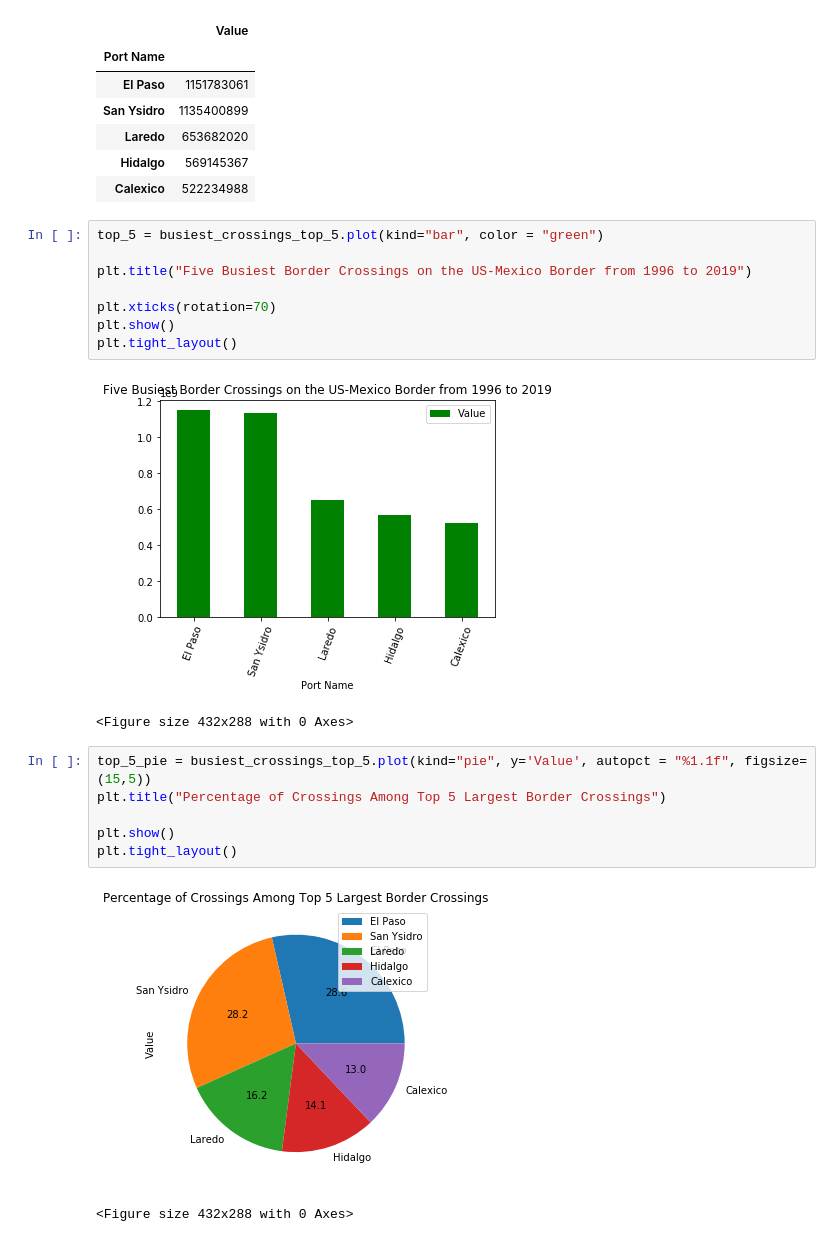
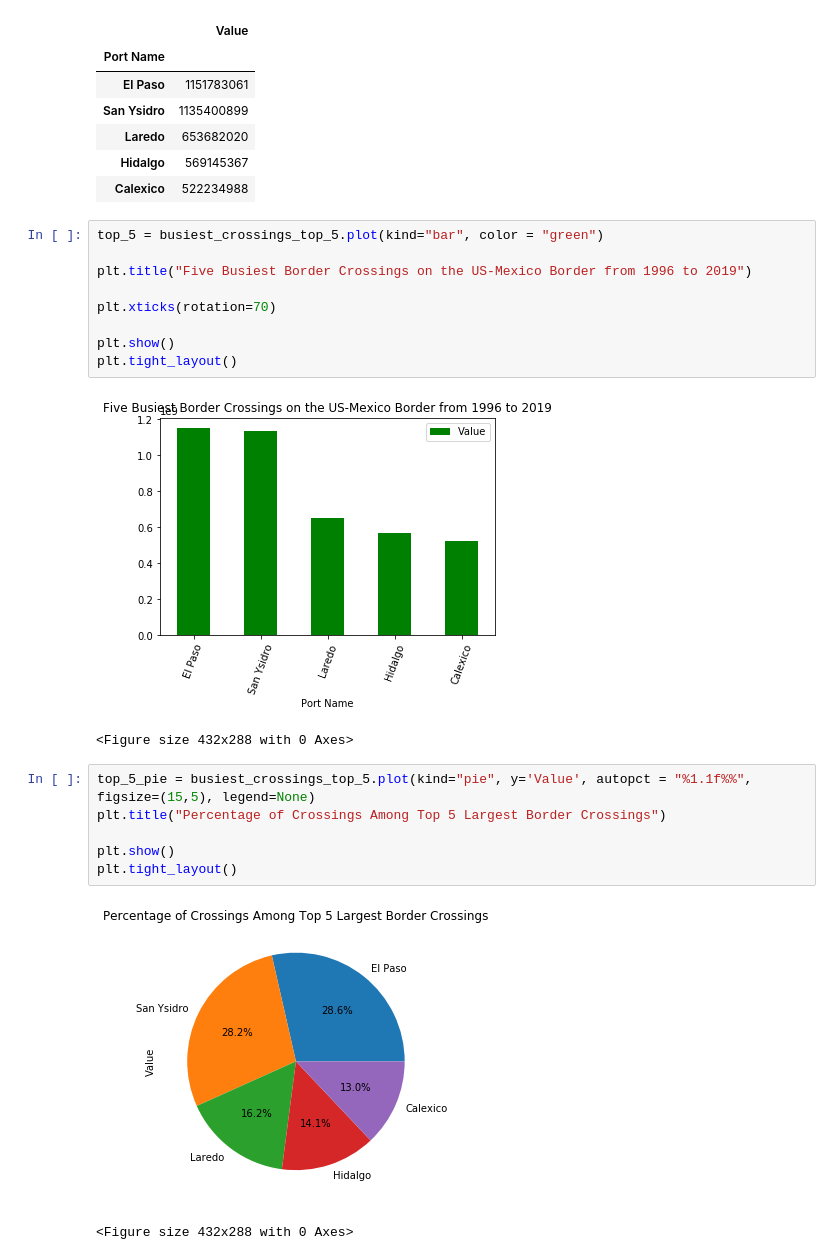
Before and after one commit to irwinmier96/Extra_Side_Projects, a Jupyter notebook: Border Crossings/us_mexico.ipynb, the cells around one changed output. Saved outputs shown, nothing was run; the diff lists cells and outputs as text.

```diff
--- a/Border Crossings/us_mexico.ipynb
+++ b/Border Crossings/us_mexico.ipynb
@@ -134,17 +134,18 @@ top_5 = busiest_crossings_top_5.plot(kind="bar", color = "green")
 plt.title("Five Busiest Border Crossings on the US-Mexico Border from 1996 to 2019")
 
 plt.xticks(rotation=70)
+
 plt.show()
 plt.tight_layout()
 # %% [output]
 [figure]
 <Figure size 432x288 with 0 Axes>
 # %%
-top_5_pie = busiest_crossings_top_5.plot(kind="pie", y='Value', autopct = "%1.1f", figsize=(15,5))
+top_5_pie = busiest_crossings_top_5.plot(kind="pie", y='Value', autopct = "%1.1f%%", figsize=(15,5), legend=None)
 plt.title("Percentage of Crossings Among Top 5 Largest Border Crossings")
 
 plt.show()
 plt.tight_layout()
 # %% [output]
-[figure, old version]
+[figure, new version]
 <Figure size 432x288 with 0 Axes>
```
Also changed, not shown: parts of 1 cell of this notebook, 1 other file.
